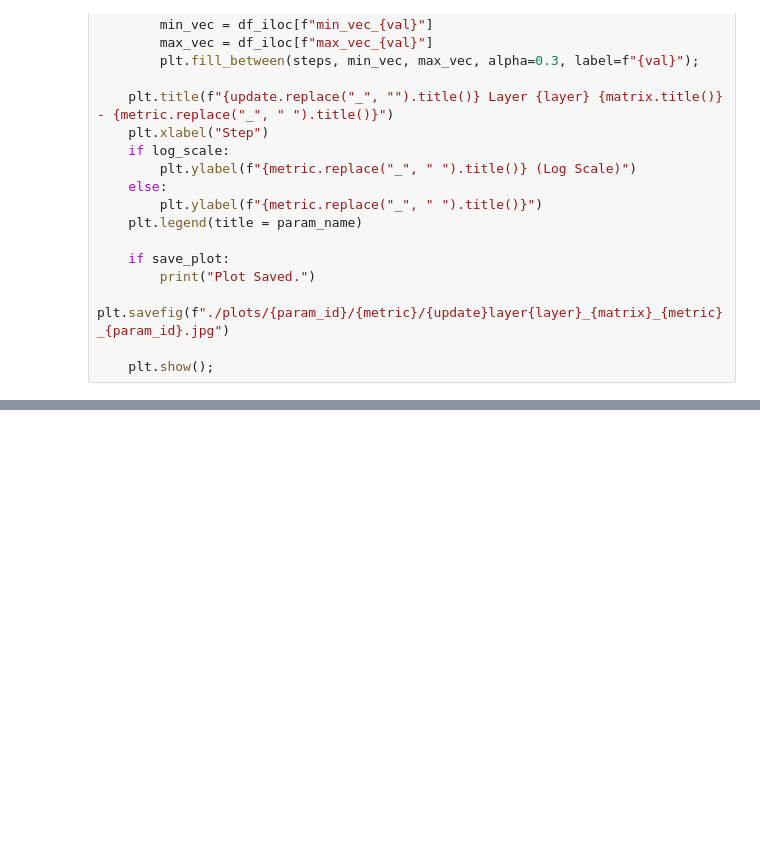
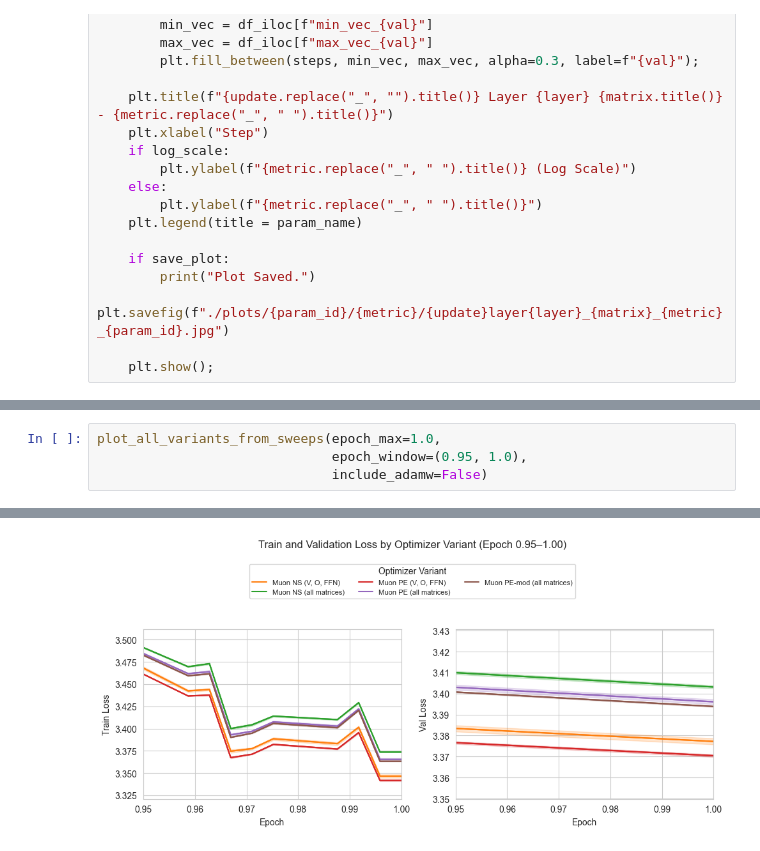
Before and after one commit to nraultwang/cs182-project, a Jupyter notebook: plotting/main.ipynb, the cells around one changed output, grey strips where cells are left out. Drawn from its saved outputs; the diff is of its cells as text; blank space fills up the shorter version.

```diff
--- a/plotting/main.ipynb
+++ b/plotting/main.ipynb
@@ -334,0 +772,5 @@ Plot Saved.
+# %%
+plot_all_variants_from_sweeps(epoch_max=1.0,
+                              epoch_window=(0.95, 1.0),
+                              include_adamw=False)
+# %% [output]
@@ -334,0 +779 @@ Plot Saved.
+[figure, added]
```
Also changed, not shown: parts of 16 cells of this notebook, 2 other files.
